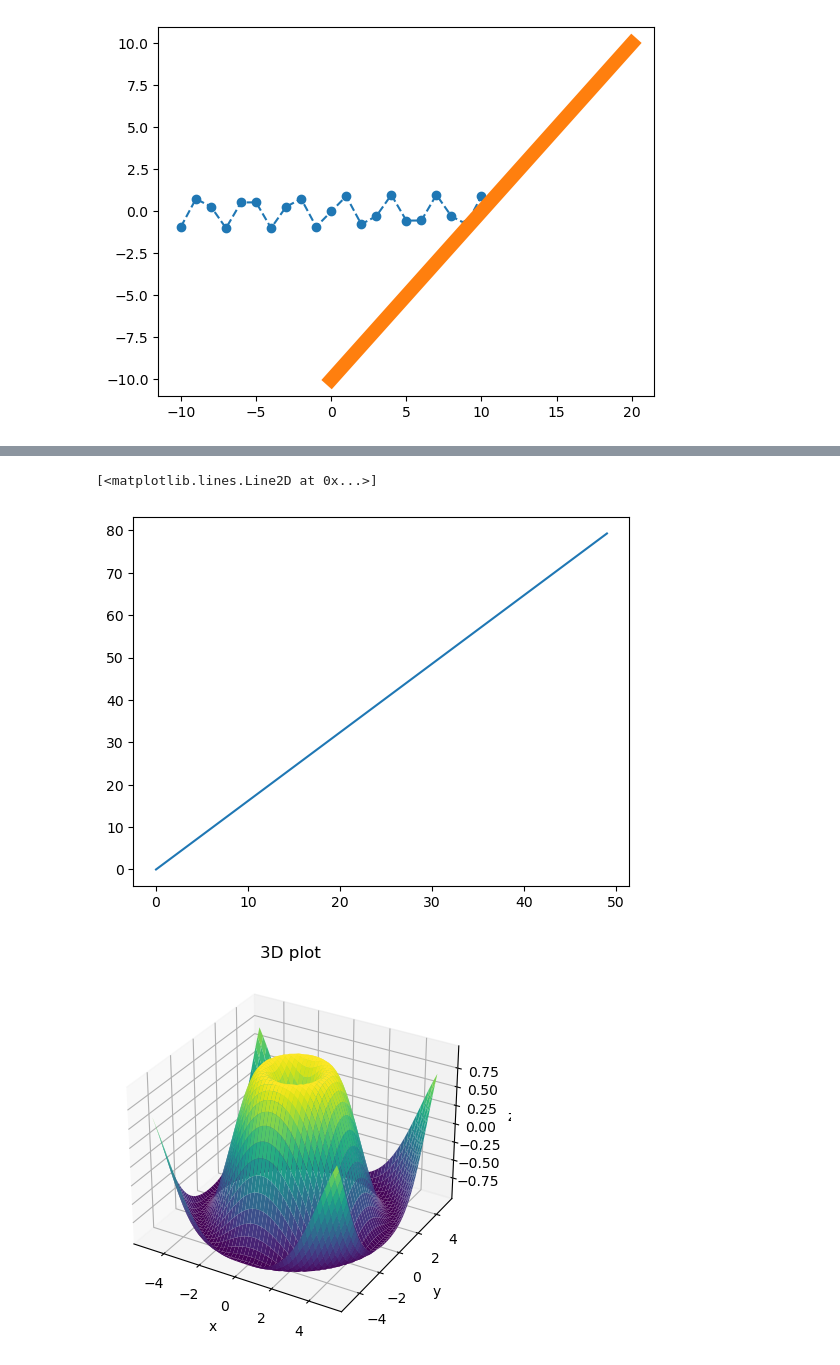
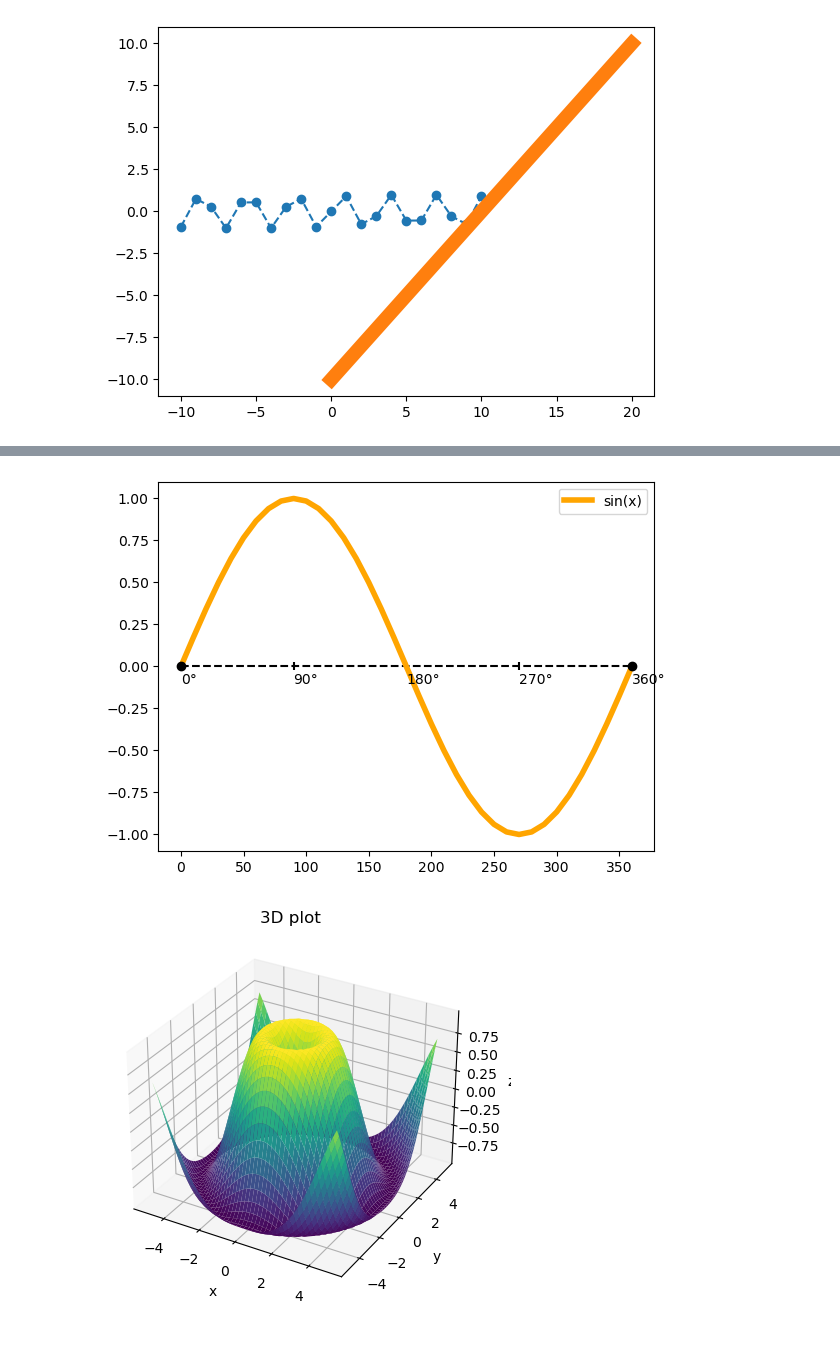
Before and after one commit to Rizo11/ai_naxalov, a Jupyter notebook: vis/plot.ipynb, the cells around one changed output, grey strips where cells are left out. Saved outputs shown, nothing was run; the diff lists cells and outputs as text; code cells hidden in the pictures.

```diff
--- a/vis/plot.ipynb
+++ b/vis/plot.ipynb
@@ -71,9 +14,20 @@ plt.show()
-# %%
-golden = [1.6180339887498948482045868343656*i for i in range(50)]
-plt.plot(golden)
-# %% [output]
-[<matplotlib.lines.Line2D at 0x...>]
-[figure, removed]
+# %%
+x = [i for i in range(0, 361, 10)]
+y = [math.sin(math.radians(i)) for i in x]
+
+plt.plot([0,360],[0,0],linestyle='--',color='black')
+plt.scatter([0,360],[0,0],marker='o',color='black',zorder=5)
+x_ticks = [i for i in range(0, 361, 90)]
+plt.scatter(x_ticks, [0 for i in x_ticks], marker='|', color='black')
+for t in x_ticks:
+    plt.text(t, -0.1, f'{t}°')
+
+plt.plot(x, y, c='orange', lw=4, label='sin(x)')
+
+plt.legend()
+plt.show()
+# %% [output]
+[figure, added]
 # %%
 import numpy as np
 import matplotlib.pyplot as plt
```
Also changed, not shown: parts of 2 cells of this notebook, 16 other files.
